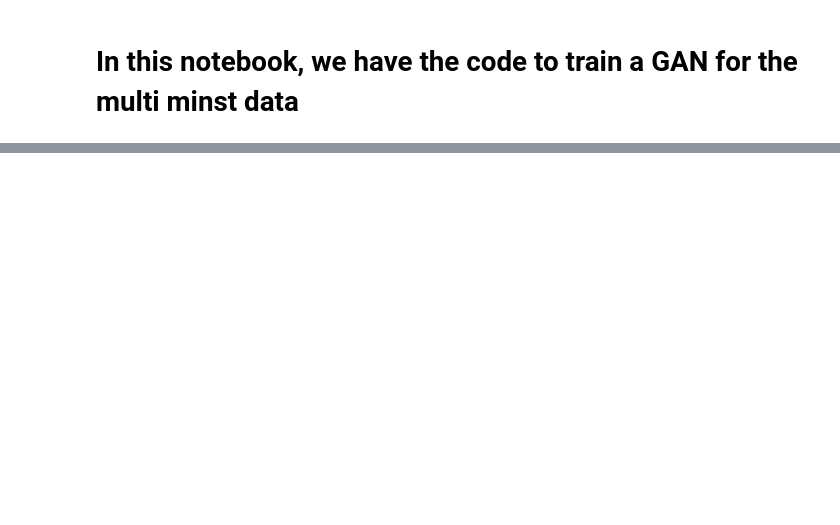
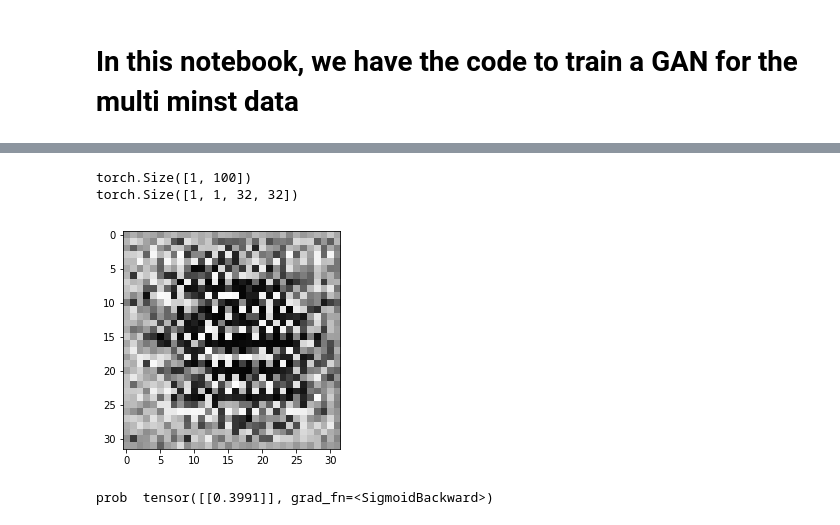
Before and after one commit to FrederikWarburg/CS-294-131-Trustworthy-Deep-Learning, a Jupyter notebook: WGAN-Train.ipynb, the cells around one changed output, grey strips where cells are left out. Cells and saved outputs as stored; diff of their text form; code cells hidden in the pictures; blank space fills up the shorter version.

```diff
--- a/WGAN-Train.ipynb
+++ b/WGAN-Train.ipynb
@@ -18,0 +125,20 @@ discriminator = Discriminator(img_size=img_size, dim=32)
+# %%
+latent_dim = 100
+num_samples = 1
+
+rand_img = torch.randn((num_samples, latent_dim))
+print(np.shape(rand_img))
+im = generator(rand_img)
+print(np.shape(im))
+tmp = im
+stacked_img = np.stack((tmp.detach().numpy()[0][0],)*3, axis=-1)
+plt.imshow(stacked_img)
+plt.show()
+
+prob = discriminator(im)
+print("prob ", prob[0])
+# %% [output]
+torch.Size([1, 100])
+torch.Size([1, 1, 32, 32])
+[figure, added]
+prob  tensor([[0.3991]], grad_fn=<SigmoidBackward>)
```
Also changed, not shown: parts of 6 cells of this notebook.
